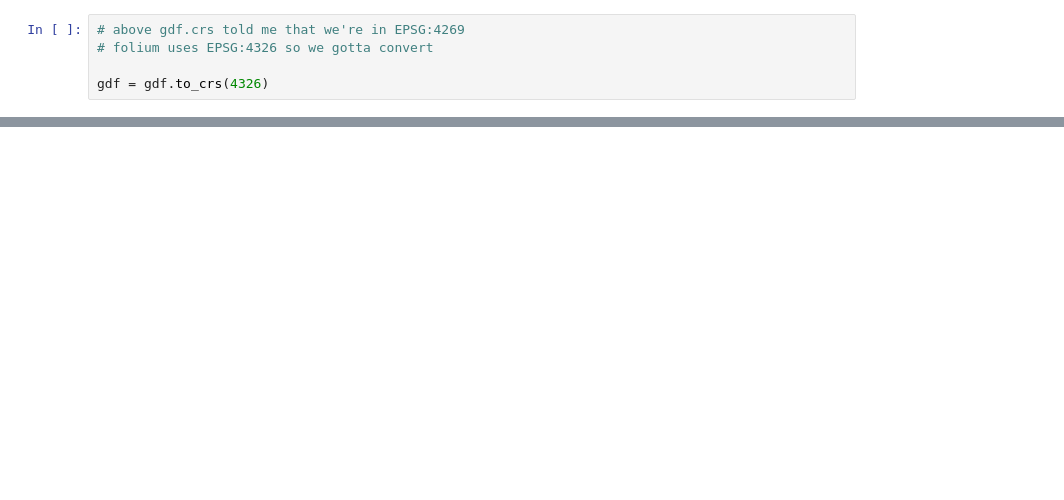
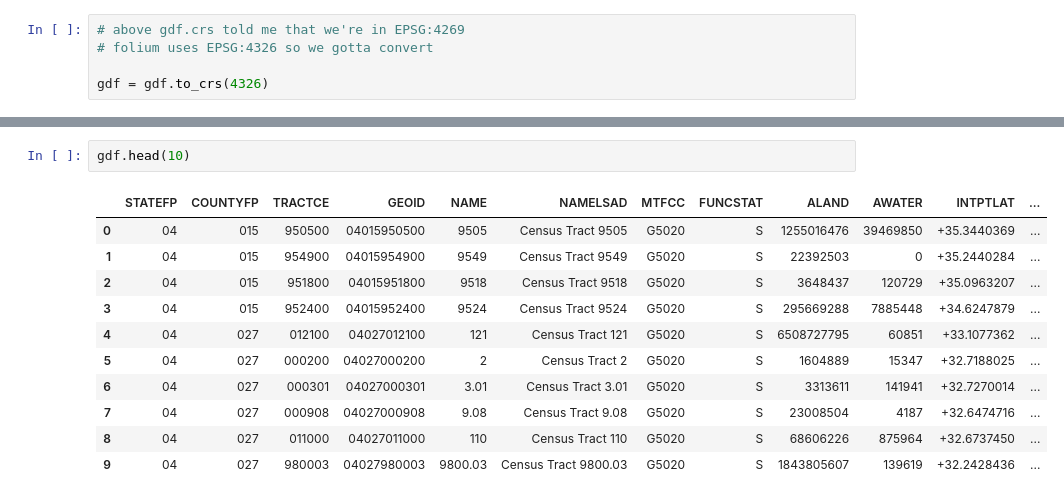
Before and after one commit to cmarikos/az-landscape-2024, a Jupyter notebook: censustract_pop_voters.ipynb, the cells around one changed output, grey strips where cells are left out. Saved outputs shown, nothing was run; the diff lists cells and outputs as text; blank space fills up the shorter version.

```diff
--- a/censustract_pop_voters.ipynb
+++ b/censustract_pop_voters.ipynb
@@ -46,0 +95,14 @@ any_match
+# %%
+gdf.head(10)
+# %% [output]
+|  | STATEFP | COUNTYFP | TRACTCE | GEOID | NAME | NAMELSAD | MTFCC | FUNCSTAT | ALAND | AWATER | INTPTLAT | ... |
+| 0 | 04 | 015 | 950500 | 04015950500 | 9505 | Census Tract 9505 | G5020 | S | 1255016476 | 39469850 | +35.3440369 | ... |
+| 1 | 04 | 015 | 954900 | 04015954900 | 9549 | Census Tract 9549 | G5020 | S | 22392503 | 0 | +35.2440284 | ... |
+| 2 | 04 | 015 | 951800 | 04015951800 | 9518 | Census Tract 9518 | G5020 | S | 3648437 | 120729 | +35.0963207 | ... |
+| 3 | 04 | 015 | 952400 | 04015952400 | 9524 | Census Tract 9524 | G5020 | S | 295669288 | 7885448 | +34.6247879 | ... |
+| 4 | 04 | 027 | 012100 | 04027012100 | 121 | Census Tract 121 | G5020 | S | 6508727795 | 60851 | +33.1077362 | ... |
+| 5 | 04 | 027 | 000200 | 04027000200 | 2 | Census Tract 2 | G5020 | S | 1604889 | 15347 | +32.7188025 | ... |
+| 6 | 04 | 027 | 000301 | 04027000301 | 3.01 | Census Tract 3.01 | G5020 | S | 3313611 | 141941 | +32.7270014 | ... |
+| 7 | 04 | 027 | 000908 | 04027000908 | 9.08 | Census Tract 9.08 | G5020 | S | 23008504 | 4187 | +32.6474716 | ... |
+| 8 | 04 | 027 | 011000 | 04027011000 | 110 | Census Tract 110 | G5020 | S | 68606226 | 875964 | +32.6737450 | ... |
+| 9 | 04 | 027 | 980003 | 04027980003 | 9800.03 | Census Tract 9800.03 | G5020 | S | 1843805607 | 139619 | +32.2428436 | ... |
```
Also changed, not shown: parts of 11 cells of this notebook, 2 other files.
